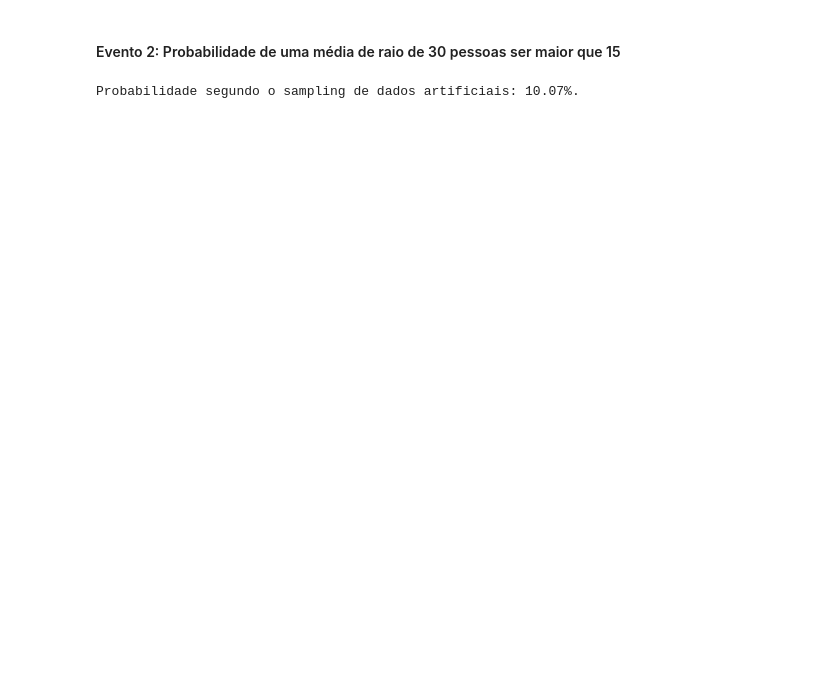
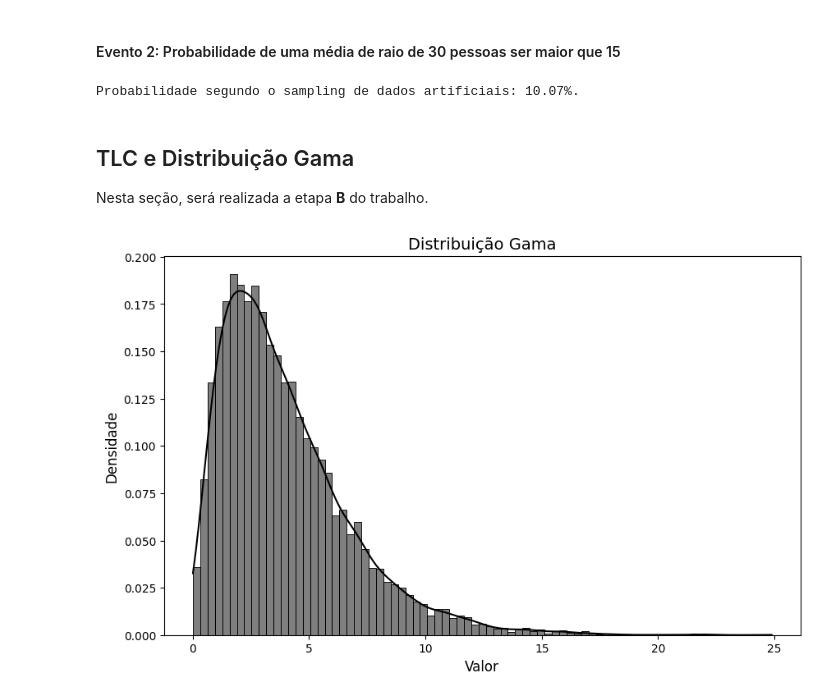
Before and after one commit to gabrielgaia/ficcd-activity-3, a Jupyter notebook: main.ipynb, the cells around one changed output. Drawn from its saved outputs; the diff is of its cells as text; code cells hidden in the pictures; blank space fills up the shorter version.

Commit message:
feat: starts B task and creates gamma distribution

```diff
--- a/main.ipynb
+++ b/main.ipynb
@@ -179,3 +179,25 @@ prob_sampling = 1 - s.norm.cdf(value_sampling)
 print(f"Probabilidade segundo o sampling de dados artificiais: {prob_sampling:.2%}.")
 # %% [output]
 Probabilidade segundo o sampling de dados artificiais: 10.07%.
+# %% [markdown]
+## TLC e Distribuição Gama
+
+Nesta seção, será realizada a etapa __B__ do trabalho.
+# %%
+# Define os parâmetros da distribuição
+gamma_shape = 2
+gamma_scale = 0.5
+# %%
+# Cria população para a distribuição
+population_size = 10000
+gamma = s.gamma.rvs(a=gamma_shape, scale=1/gamma_scale, size=population_size)
+# %%
+# Mostra distribuição Gama em gráfico
+plt.figure(figsize=(10, 6))
+sns.histplot(gamma, kde=True, color='black', stat='density')
+plt.title(f'Distribuição Gama', fontsize=14)
+plt.xlabel('Valor', fontsize=12)
+plt.ylabel('Densidade', fontsize=12)
+plt.show()
+# %% [output]
+[figure, added]
```
Also changed, not shown: parts of 2 cells of this notebook.
